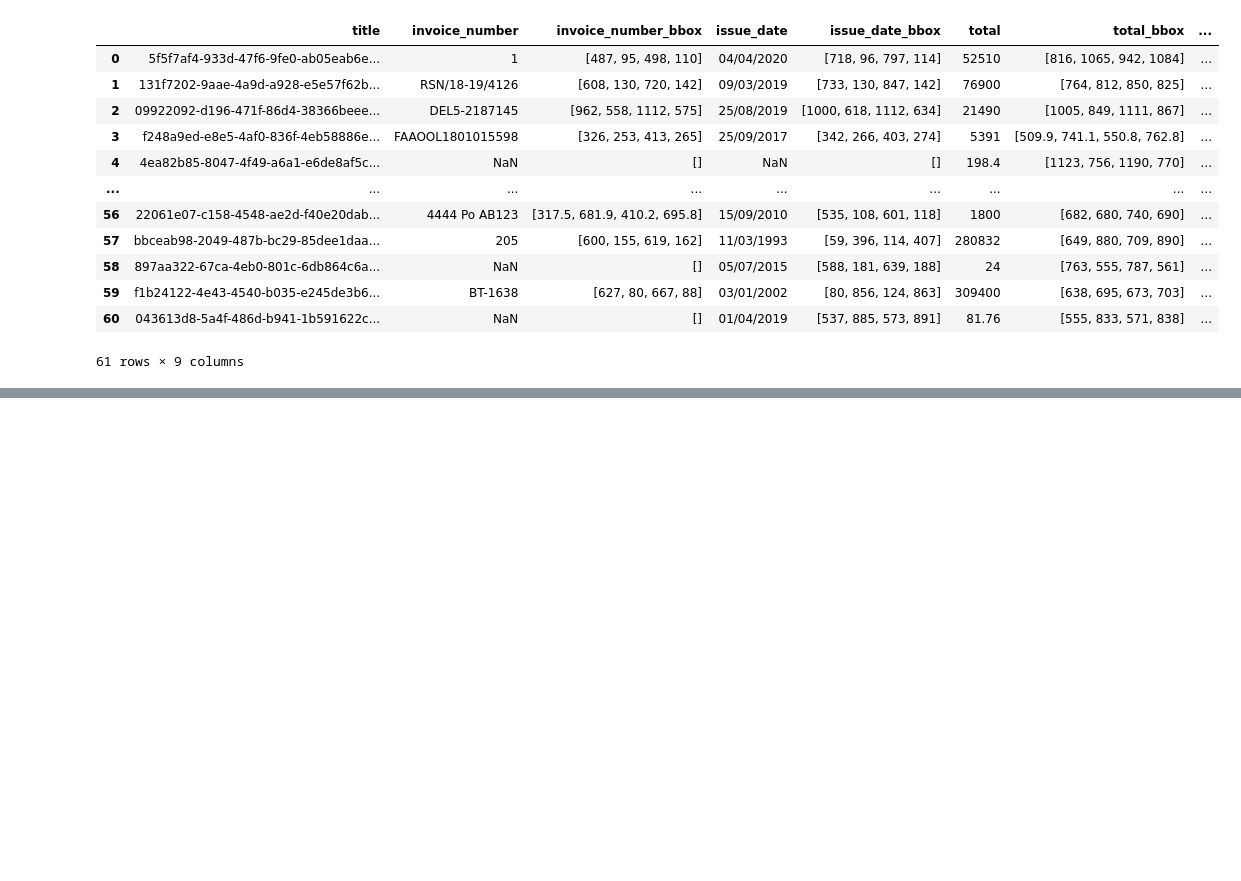
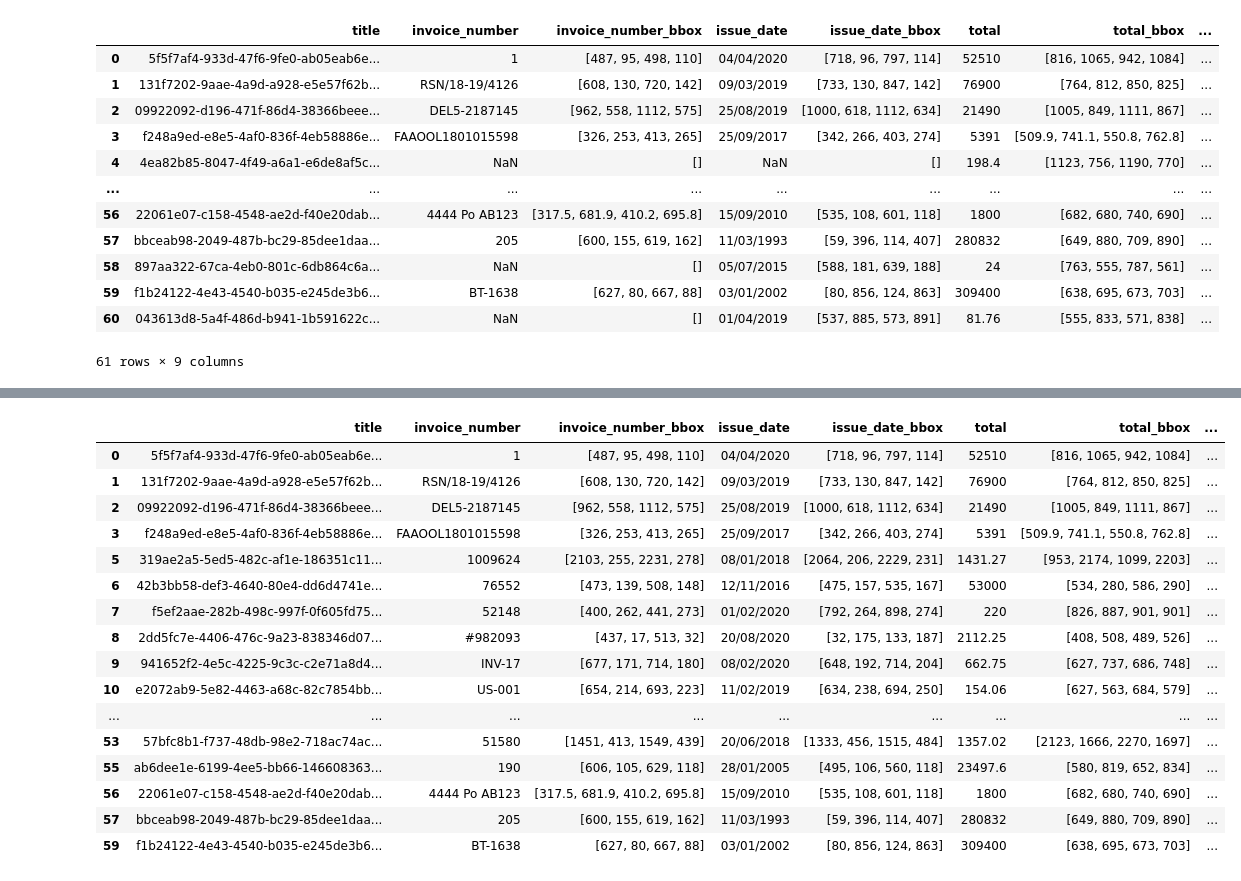
Before and after one commit to clerisy47/Invoice_Data_Miner, a Jupyter notebook: main.ipynb, the cells around one changed output, grey strips where cells are left out. Drawn from its saved outputs; the diff is of its cells as text; code cells hidden in the pictures; blank space fills up the shorter version.

```diff
--- a/main.ipynb
+++ b/main.ipynb
@@ -20,0 +43,22 @@ df
+# %%
+df.dropna(inplace=True)
+# %%
+df
+# %% [output]
+|  | title | invoice_number | invoice_number_bbox | issue_date | issue_date_bbox | total | total_bbox | ... |
+| 0 | 5f5f7af4-933d-47f6-9fe0-ab05eab6e... | 1 | [487, 95, 498, 110] | 04/04/2020 | [718, 96, 797, 114] | 52510 | [816, 1065, 942, 1084] | ... |
+| 1 | 131f7202-9aae-4a9d-a928-e5e57f62b... | RSN/18-19/4126 | [608, 130, 720, 142] | 09/03/2019 | [733, 130, 847, 142] | 76900 | [764, 812, 850, 825] | ... |
+| 2 | 09922092-d196-471f-86d4-38366beee... | DEL5-2187145 | [962, 558, 1112, 575] | 25/08/2019 | [1000, 618, 1112, 634] | 21490 | [1005, 849, 1111, 867] | ... |
+| 3 | f248a9ed-e8e5-4af0-836f-4eb58886e... | FAAOOL1801015598 | [326, 253, 413, 265] | 25/09/2017 | [342, 266, 403, 274] | 5391 | [509.9, 741.1, 550.8, 762.8] | ... |
+| 5 | 319ae2a5-5ed5-482c-af1e-186351c11... | 1009624 | [2103, 255, 2231, 278] | 08/01/2018 | [2064, 206, 2229, 231] | 1431.27 | [953, 2174, 1099, 2203] | ... |
+| 6 | 42b3bb58-def3-4640-80e4-dd6d4741e... | 76552 | [473, 139, 508, 148] | 12/11/2016 | [475, 157, 535, 167] | 53000 | [534, 280, 586, 290] | ... |
+| 7 | f5ef2aae-282b-498c-997f-0f605fd75... | 52148 | [400, 262, 441, 273] | 01/02/2020 | [792, 264, 898, 274] | 220 | [826, 887, 901, 901] | ... |
+| 8 | 2dd5fc7e-4406-476c-9a23-838346d07... | #982093 | [437, 17, 513, 32] | 20/08/2020 | [32, 175, 133, 187] | 2112.25 | [408, 508, 489, 526] | ... |
+| 9 | 941652f2-4e5c-4225-9c3c-c2e71a8d4... | INV-17 | [677, 171, 714, 180] | 08/02/2020 | [648, 192, 714, 204] | 662.75 | [627, 737, 686, 748] | ... |
+| 10 | e2072ab9-5e82-4463-a68c-82c7854bb... | US-001 | [654, 214, 693, 223] | 11/02/2019 | [634, 238, 694, 250] | 154.06 | [627, 563, 684, 579] | ... |
+| ... | ... | ... | ... | ... | ... | ... | ... | ... |
+| 53 | 57bfc8b1-f737-48db-98e2-718ac74ac... | 51580 | [1451, 413, 1549, 439] | 20/06/2018 | [1333, 456, 1515, 484] | 1357.02 | [2123, 1666, 2270, 1697] | ... |
+| 55 | ab6dee1e-6199-4ee5-bb66-146608363... | 190 | [606, 105, 629, 118] | 28/01/2005 | [495, 106, 560, 118] | 23497.6 | [580, 819, 652, 834] | ... |
+| 56 | 22061e07-c158-4548-ae2d-f40e20dab... | 4444 Po AB123 | [317.5, 681.9, 410.2, 695.8] | 15/09/2010 | [535, 108, 601, 118] | 1800 | [682, 680, 740, 690] | ... |
+| 57 | bbceab98-2049-487b-bc29-85dee1daa... | 205 | [600, 155, 619, 162] | 11/03/1993 | [59, 396, 114, 407] | 280832 | [649, 880, 709, 890] | ... |
+| 59 | f1b24122-4e43-4540-b035-e245de3b6... | BT-1638 | [627, 80, 667, 88] | 03/01/2002 | [80, 856, 124, 863] | 309400 | [638, 695, 673, 703] | ... |
```
Also changed, not shown: parts of 19 cells of this notebook, 1 other file.
